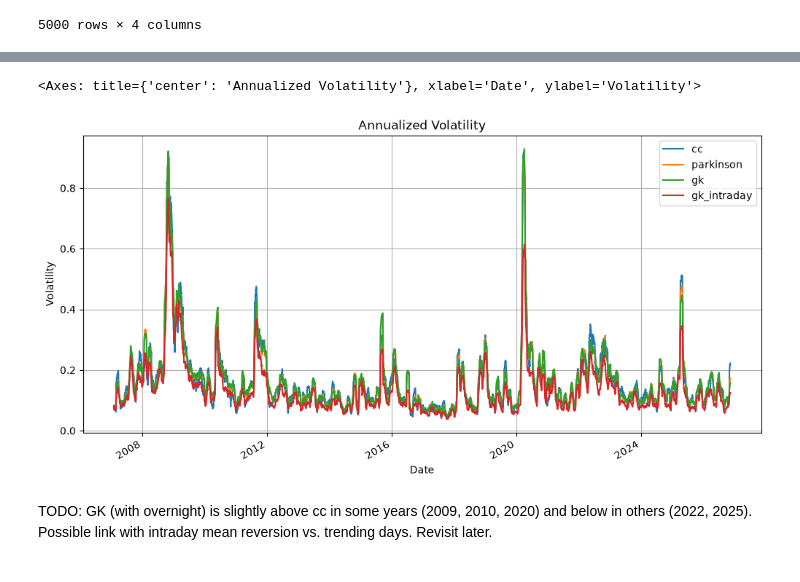
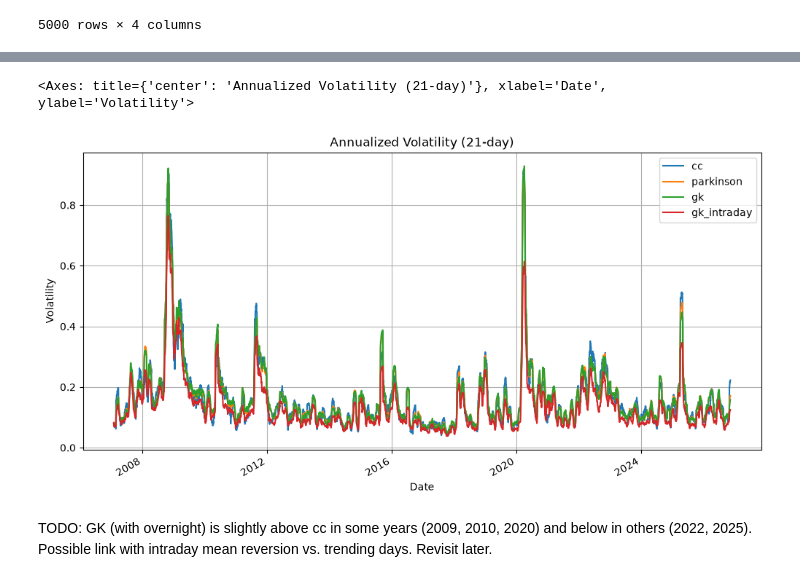
Before and after one commit to aymanebouhsain-lgtm/crossasset-vol, a Jupyter notebook: notebooks/02_estimators.ipynb, the cells around one changed output, grey strips where cells are left out. Cells and saved outputs as stored; diff of their text form; code cells hidden in the pictures.

```diff
--- a/notebooks/02_estimators.ipynb
+++ b/notebooks/02_estimators.ipynb
@@ -38,7 +29,7 @@ Variances add over time, so the variance of the window is the mean of the daily
 # %%
-annualize(est.rolling(21).mean()).plot(title="Annualized Volatility", figsize=(12, 6), grid=True, xlabel="Date", ylabel="Volatility")
+annualize(est.rolling(21).mean()).plot(title="Annualized Volatility (21-day)", figsize=(12, 6), grid=True, xlabel="Date", ylabel="Volatility")
 # %% [output]
-<Axes: title={'center': 'Annualized Volatility'}, xlabel='Date', ylabel='Volatility'>
+<Axes: title={'center': 'Annualized Volatility (21-day)'}, xlabel='Date', ylabel='Volatility'>
-[figure, old version]
+[figure, new version]
 # %% [markdown]
 TODO: GK (with overnight) is slightly above cc in some years (2009, 2010, 2020) and below in others (2022, 2025). Possible link with intraday mean reversion vs. trending days. Revisit later.
```
Also changed, not shown: parts of 2 cells of this notebook, 2 other files.
